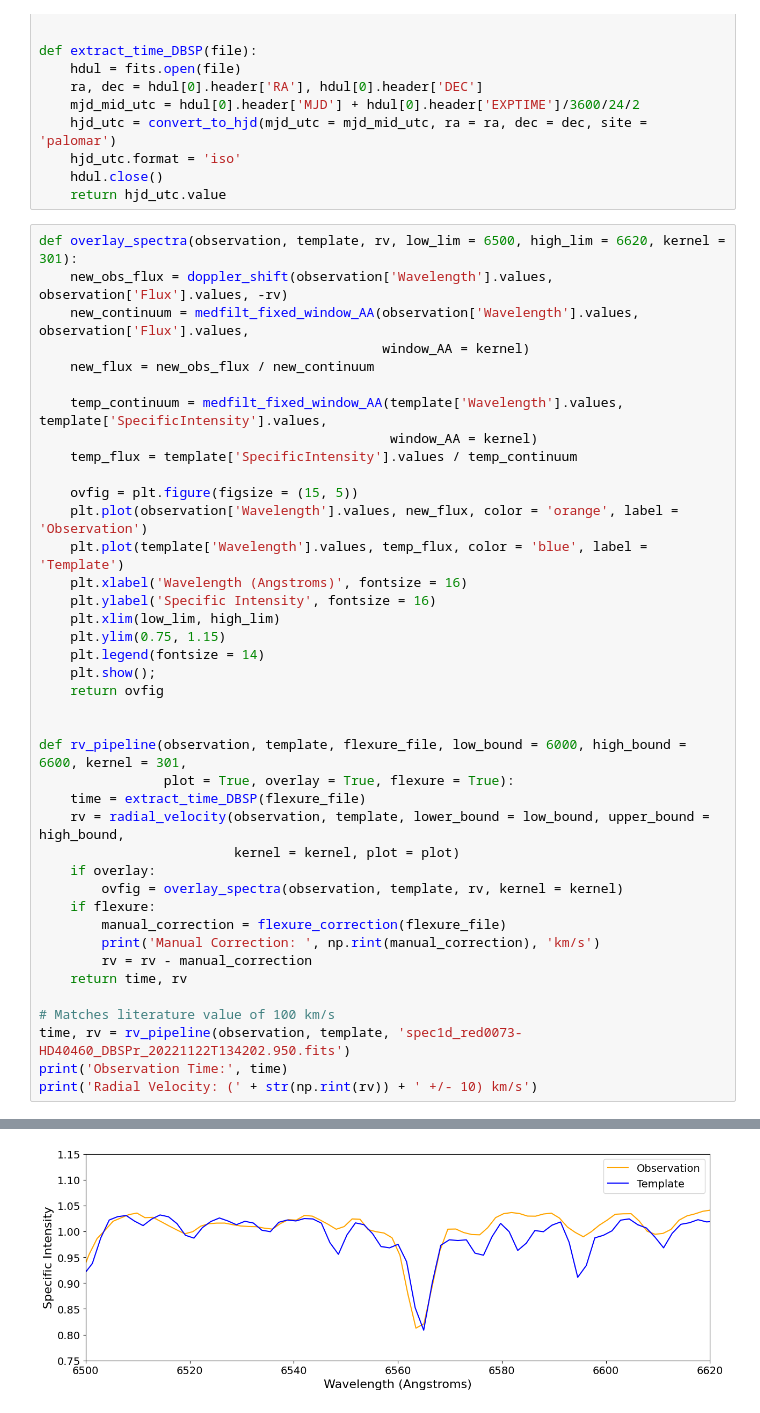
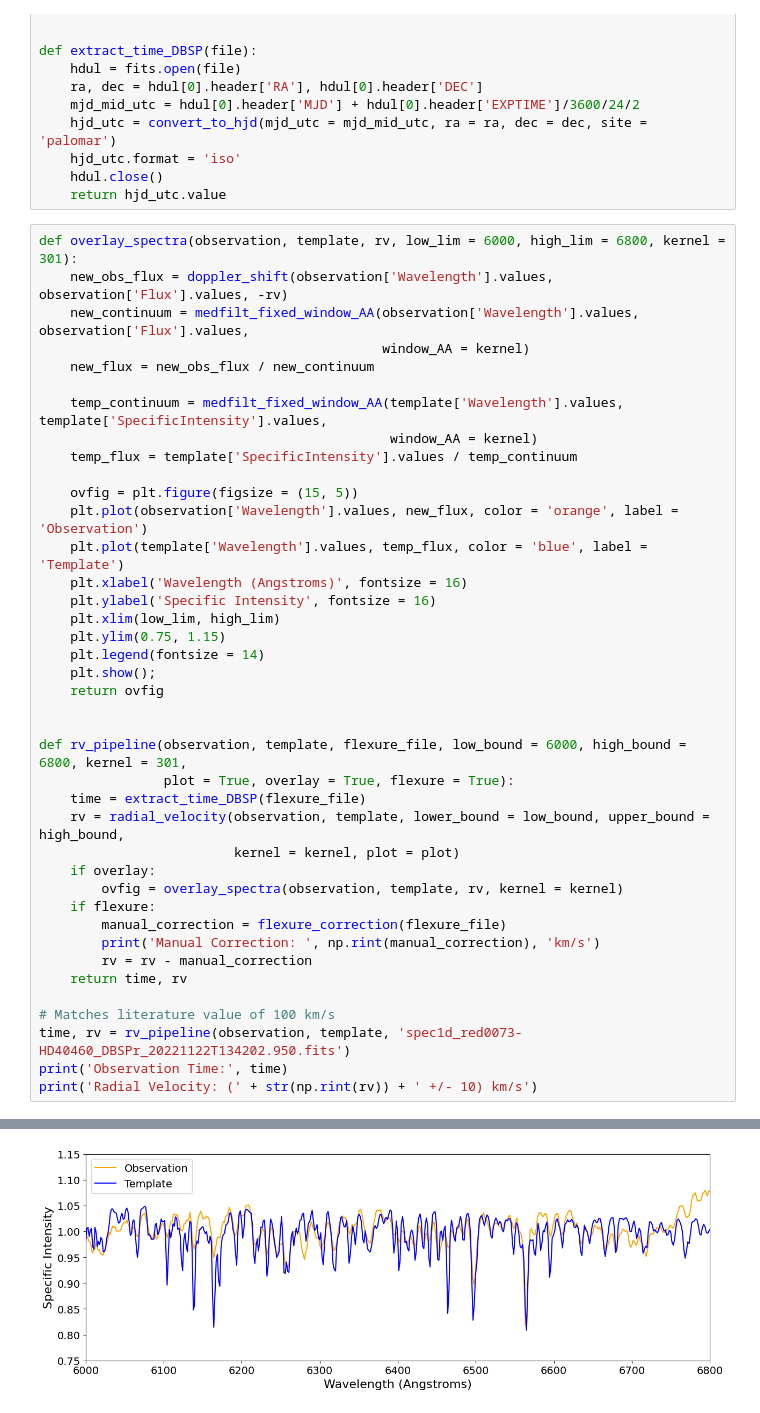
Before and after one commit to pranav-nagarajan/DBSP-Flexure-Corrections, a Jupyter notebook: DBSP Flexure Corrections.ipynb, the cells around one changed output, grey strips where cells are left out. Cells and saved outputs as stored; diff of their text form.

```diff
--- a/DBSP Flexure Corrections.ipynb
+++ b/DBSP Flexure Corrections.ipynb
@@ -236,7 +236,7 @@ def extract_time_DBSP(file):
     hdul.close()
     return hjd_utc.value
 # %%
-def overlay_spectra(observation, template, rv, low_lim = 6500, high_lim = 6620, kernel = 301):
+def overlay_spectra(observation, template, rv, low_lim = 6000, high_lim = 6800, kernel = 301):
     new_obs_flux = doppler_shift(observation['Wavelength'].values, observation['Flux'].values, -rv)
     new_continuum = medfilt_fixed_window_AA(observation['Wavelength'].values, observation['Flux'].values,
                                             window_AA = kernel)
@@ -258,7 +258,7 @@ def overlay_spectra(observation, template, rv, low_lim = 6500, high_lim = 6620,
     return ovfig
 
 
-def rv_pipeline(observation, template, flexure_file, low_bound = 6000, high_bound = 6600, kernel = 301,
+def rv_pipeline(observation, template, flexure_file, low_bound = 6000, high_bound = 6800, kernel = 301,
                 plot = True, overlay = True, flexure = True):
     time = extract_time_DBSP(flexure_file)
     rv = radial_velocity(observation, template, lower_bound = low_bound, upper_bound = high_bound,
@@ -282,3 +282,3 @@ Radial Velocity: 33.0 km/s
-[figure, old version]
+[figure, new version]
 Manual Correction:  -76.0 km/s
 Observation Time: 2022-11-22 13:49:08.873
```
Also changed, not shown: parts of 1 cell of this notebook.
